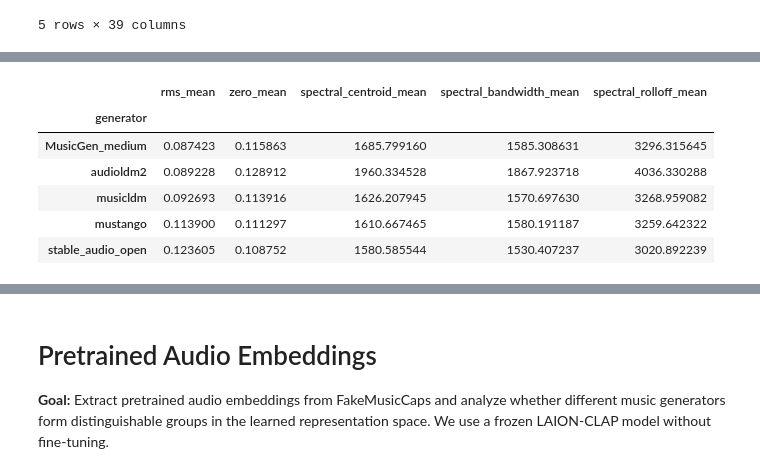
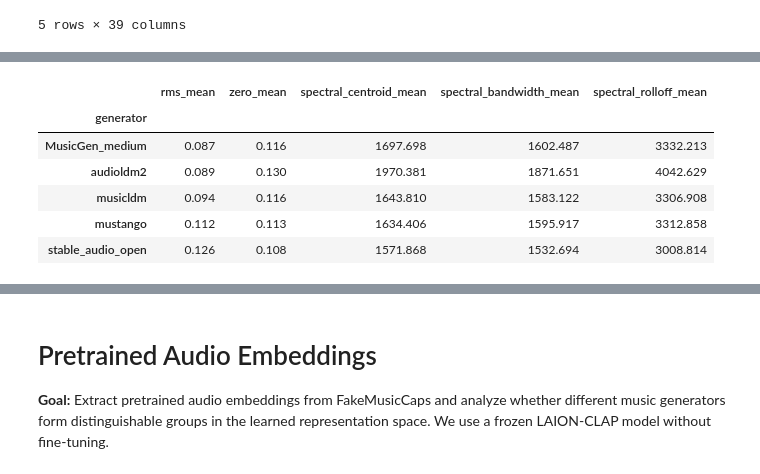
Before and after one commit to Olenadovb/AI-vs-Original-Music-Classification, a Jupyter notebook: notebooks/02-handcrafted-features.ipynb, the cells around one changed output, grey strips where cells are left out. Saved outputs shown, nothing was run; the diff lists cells and outputs as text; code cells hidden in the pictures.

Commit message:
Update handcrafted feature analysis

```diff
--- a/notebooks/02-handcrafted-features.ipynb
+++ b/notebooks/02-handcrafted-features.ipynb
@@ -306,4 +138,3 @@ We now explore the extracted handcrafted features to check whether some acoustic
 # %%
 handcrafted_df = pd.read_csv("../data/interim/handcrafted_features.csv")
-
-handcrafted_df.shape
+eda_df = handcrafted_df[handcrafted_df["split"] == "train"].copy()
@@ -312,18 +155,25 @@ handcrafted_df.shape
 # %%
 selected_features = [
     "rms_mean",
     "zero_mean",
     "spectral_centroid_mean",
     "spectral_bandwidth_mean",
     "spectral_rolloff_mean",
 ]
 
-handcrafted_df.groupby("generator")[selected_features].mean()
+feature_summary = (
+    eda_df
+    .groupby("generator")[selected_features]
+    .mean()
+    .round(3)
+)
+
+feature_summary
 # %% [output]
 |  | rms_mean | zero_mean | spectral_centroid_mean | spectral_bandwidth_mean | spectral_rolloff_mean |
 | generator |  |  |  |  |  |
-| MusicGen_medium | 0.087423 | 0.115863 | 1685.799160 | 1585.308631 | 3296.315645 |
-| audioldm2 | 0.089228 | 0.128912 | 1960.334528 | 1867.923718 | 4036.330288 |
-| musicldm | 0.092693 | 0.113916 | 1626.207945 | 1570.697630 | 3268.959082 |
-| mustango | 0.113900 | 0.111297 | 1610.667465 | 1580.191187 | 3259.642322 |
-| stable_audio_open | 0.123605 | 0.108752 | 1580.585544 | 1530.407237 | 3020.892239 |
+| MusicGen_medium | 0.087 | 0.116 | 1697.698 | 1602.487 | 3332.213 |
+| audioldm2 | 0.089 | 0.130 | 1970.381 | 1871.651 | 4042.629 |
+| musicldm | 0.094 | 0.116 | 1643.810 | 1583.122 | 3306.908 |
+| mustango | 0.112 | 0.113 | 1634.406 | 1595.917 | 3312.858 |
+| stable_audio_open | 0.126 | 0.108 | 1571.868 | 1532.694 | 3008.814 |
```
Also changed, not shown: parts of 55 cells of this notebook.
